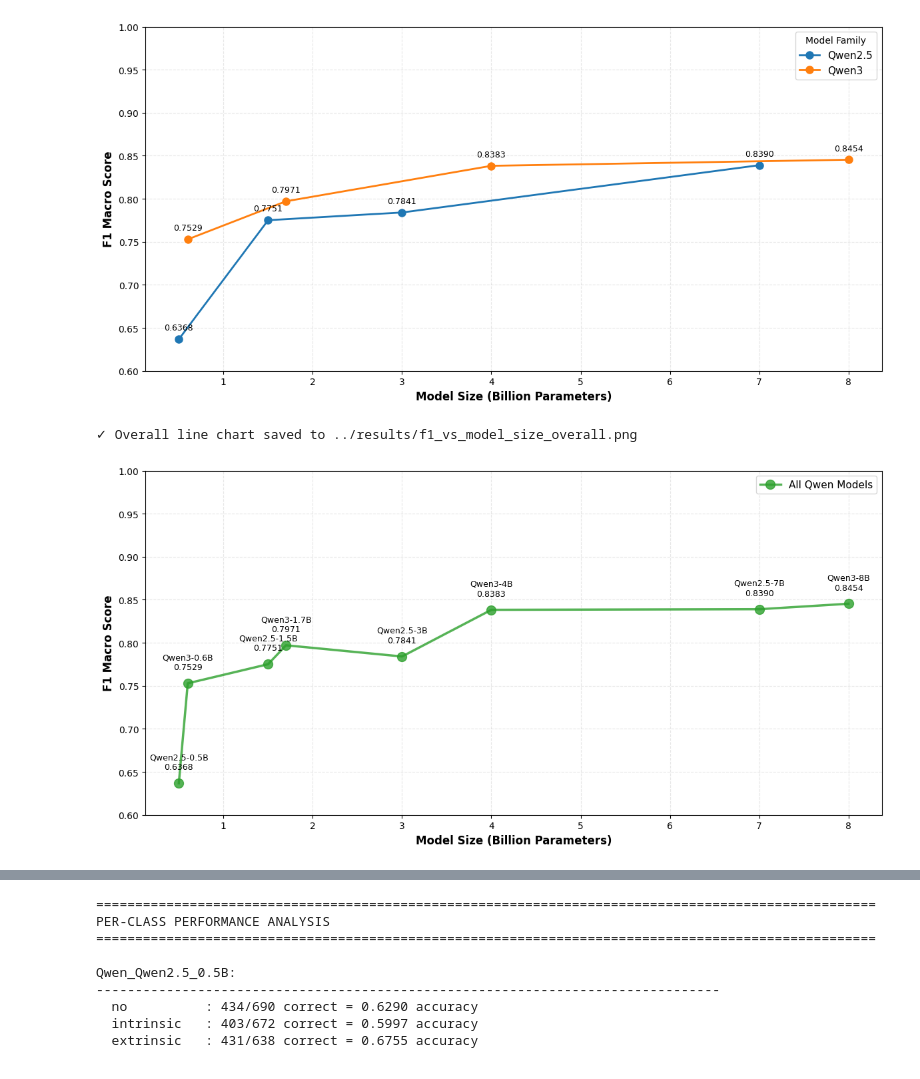
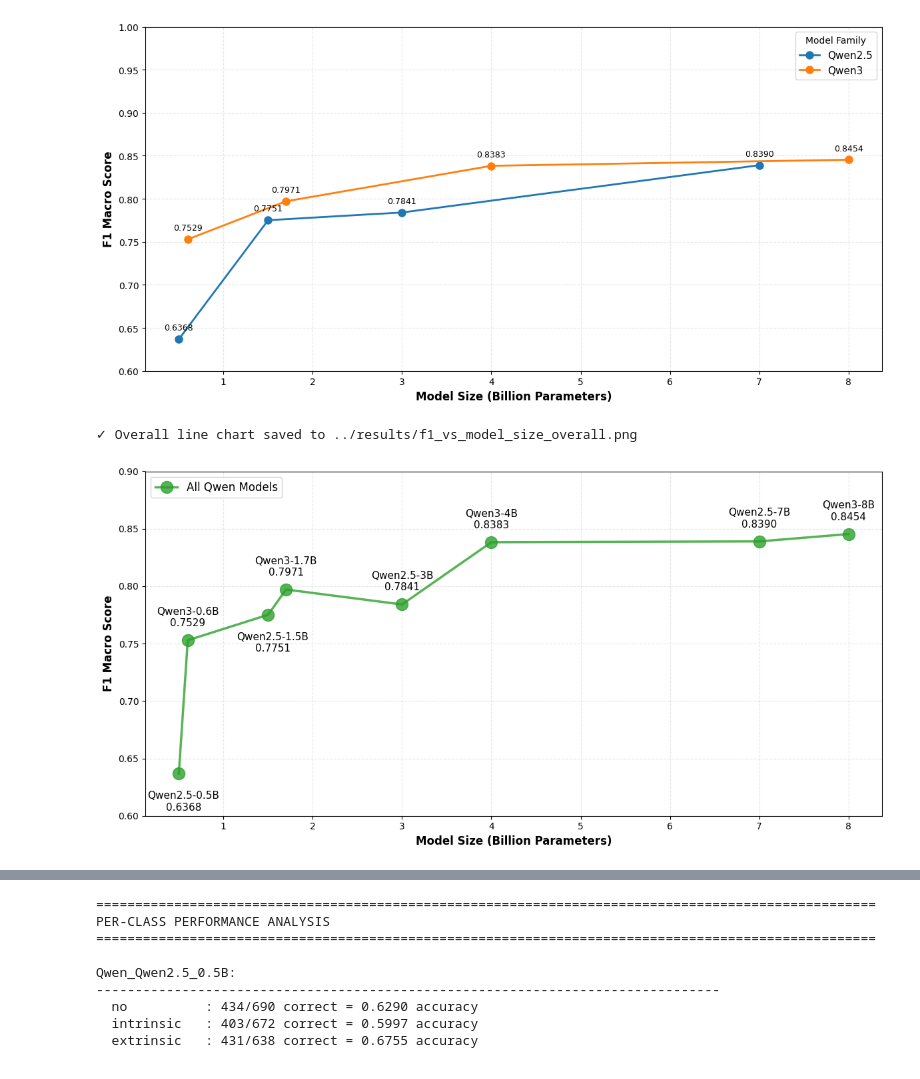
Before and after one commit to huynguyentuank22/Vihallu, a Jupyter notebook: notebooks/evaluate_models.ipynb, the cells around one changed output, grey strips where cells are left out. Saved outputs shown, nothing was run; the diff lists cells and outputs as text; code cells hidden in the pictures.

Commit message:
Update paper documentation and evaluation figures

```diff
--- a/notebooks/evaluate_models.ipynb
+++ b/notebooks/evaluate_models.ipynb
@@ -267,28 +267,32 @@ plt.show()
 # %%
 # Overall Qwen line chart
 fig, ax = plt.subplots(figsize=(12, 6))
 
 # Plot all Qwen models in one line
 ax.plot(line_df['Size_Numeric'], line_df['F1 Macro'],
-        marker='o', linewidth=2.5, markersize=10, label='All Qwen Models',
+        marker='o', linewidth=2.5, markersize=13, label='All Qwen Models',
         color='#2ca02c', alpha=0.8)
 
 # Add value labels
 for x, y, model in zip(line_df['Size_Numeric'], line_df['F1 Macro'], line_df['Model']):
-    ax.annotate(f'{model}\n{y:.4f}', (x, y), textcoords="offset points",
-               xytext=(0,15), ha='center', fontsize=9)
+    if model == 'Qwen2.5-0.5B' or model == 'Qwen2.5-1.5B':
+        ax.annotate(f'{model}\n{y:.4f}', (x, y), textcoords="offset points",
+                       xytext=(5,-40), ha='center', fontsize=11)
+    else:
+        ax.annotate(f'{model}\n{y:.4f}', (x, y), textcoords="offset points",
+                   xytext=(0,15), ha='center', fontsize=11)
 
 ax.set_xlabel('Model Size (Billion Parameters)', fontsize=12, fontweight='bold')
 ax.set_ylabel('F1 Macro Score', fontsize=12, fontweight='bold')
 # ax.set_title('Overall Qwen Performance: F1 Macro vs Model Size', fontsize=14, fontweight='bold')
-ax.legend(fontsize=11)
+ax.legend(fontsize=12, loc='upper left')
 ax.grid(True, alpha=0.3, linestyle='--')
-ax.set_ylim(bottom=0.6, top=1.0)
+ax.set_ylim(bottom=0.6, top=0.9)
 
 plt.tight_layout()
 plt.savefig('../results/f1_vs_model_size_overall.pdf', dpi=300, bbox_inches='tight')
 print("\n✓ Overall line chart saved to ../results/f1_vs_model_size_overall.png")
 plt.show()
 # %% [output]
 ✓ Overall line chart saved to ../results/f1_vs_model_size_overall.png
-[figure, old version]
+[figure, new version]
```
Also changed, not shown: parts of 1 cell of this notebook, 7 other files.
